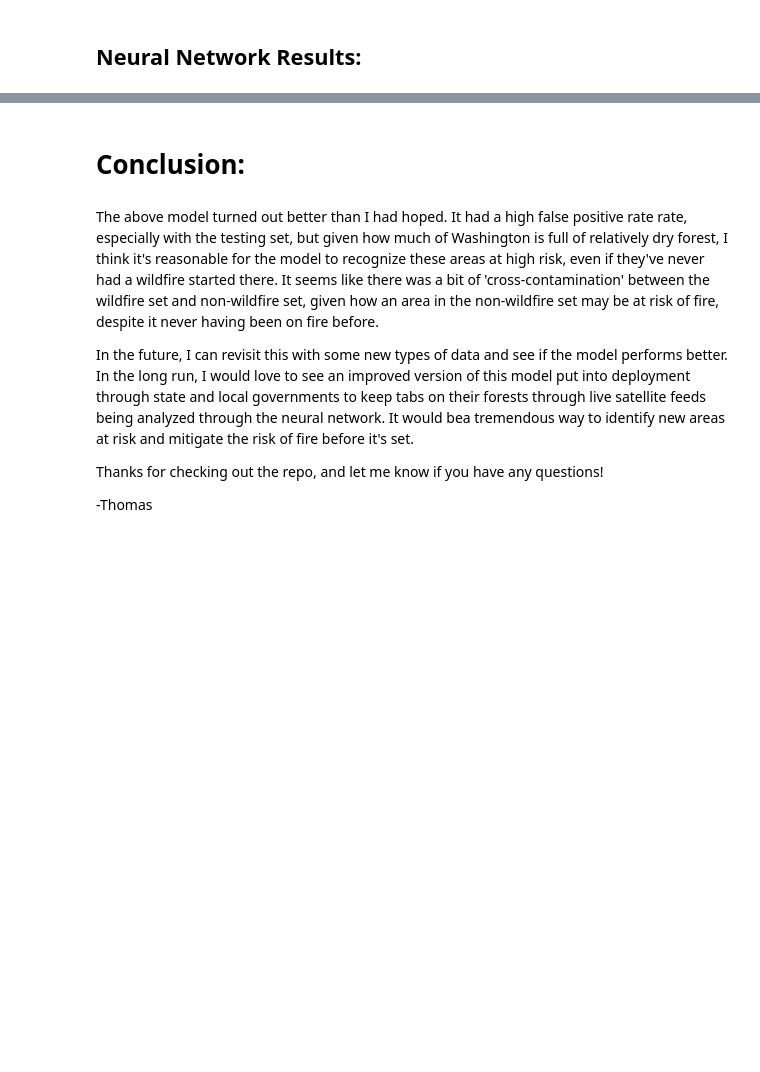
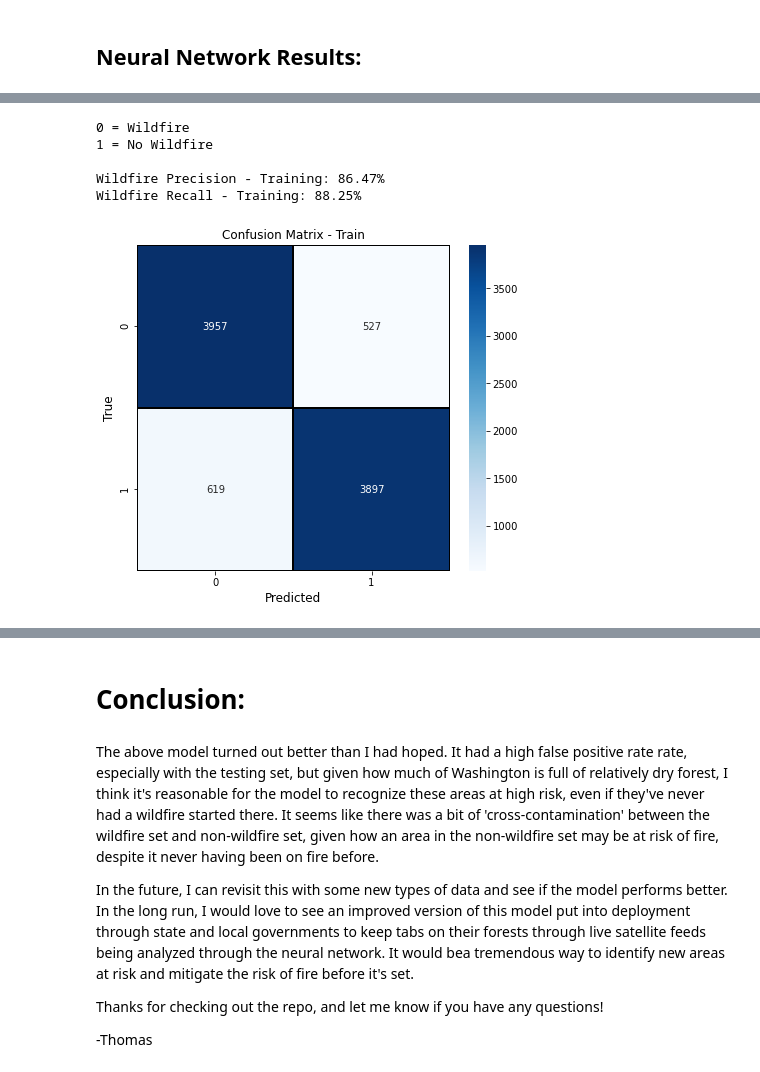
Before and after one commit to thomaskbrown18/wildfire_predictions, a Jupyter notebook: pc_cnn.ipynb, the cells around one changed output, grey strips where cells are left out. Saved outputs shown, nothing was run; the diff lists cells and outputs as text; code cells hidden in the pictures; blank space fills up the shorter version.

```diff
--- a/pc_cnn.ipynb
+++ b/pc_cnn.ipynb
@@ -450,0 +564,9 @@ Wildfire Recall - Testing: 77.96%
+# %%
+conf_matrix_train()
+# %% [output]
+0 = Wildfire
+1 = No Wildfire
+
+Wildfire Precision - Training: 86.47%
+Wildfire Recall - Training: 88.25%
+[figure, added]
```
Also changed, not shown: parts of 17 cells of this notebook, 1 other file.
